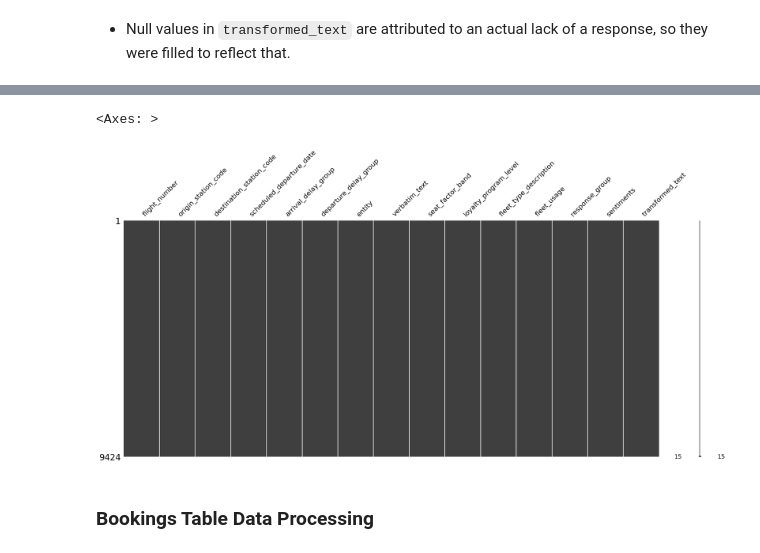
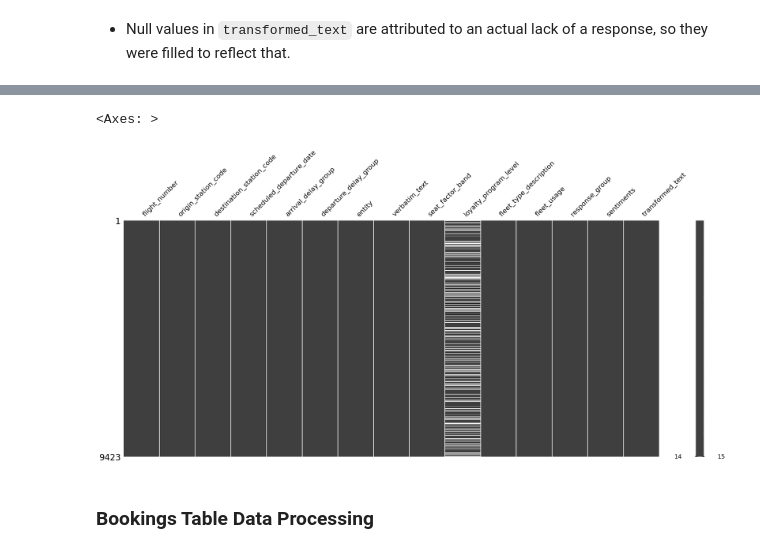
Before and after one commit to 0xKhedr/airline-booking, a Jupyter notebook: data_processing.ipynb, the cells around one changed output, grey strips where cells are left out. Drawn from its saved outputs; the diff is of its cells as text; code cells hidden in the pictures.

```diff
--- a/data_processing.ipynb
+++ b/data_processing.ipynb
@@ -345,0 +414,3 @@ comments_df.drop(columns=['Unnamed: 0', 'ques_verbatim_text'], inplace=True)
+# %%
+comments_df.drop(columns=['Unnamed: 0', 'ques_verbatim_text'], inplace=True)
+comments_df = comments_df[comments_df['loyalty_program_level'] != 'NBK']
@@ -346,6 +421,4 @@ comments_df.drop(columns=['Unnamed: 0', 'ques_verbatim_text'], inplace=True)
 # %%
-loyalty_rpgrp = comments_df[comments_df['loyalty_program_level'].isnull()]['response_group'].unique()
-print(f'Response Groups Where Loyalty Is Null: {', '.join(loyalty_rpgrp)}')
-
-comments_df['loyalty_program_level'].fillna(comments_df['response_group'], inplace=True)
+resp_vs_loyalty = pd.crosstab(comments_df['response_group'], comments_df['loyalty_program_level'], dropna=False)
+display(resp_vs_loyalty)
 # %% [output]
@@ -362,6 +445,5 @@ Verbatim Texts Where Transformed Text Null: no., No., N/A., ., .., Not., Other.,
 # %% [markdown]
 - Null values in `transformed_text` are attributed to an actual lack of a response, so they were filled to reflect that.
 # %%
-display(comments_df.isnull().sum())
-display(msno.matrix(comments_df))
+explore_na(comments_df)
 # %% [output]
@@ -383,6 +465,6 @@ transformed_text            0
 dtype: int64
 <Axes: >
-[figure, old version]
+[figure, new version]
 # %%
 comments_df.to_csv('processed_dataset/customer_comments.csv', index=False)
 # %% [markdown]
```
Also changed, not shown: parts of 59 cells of this notebook.
